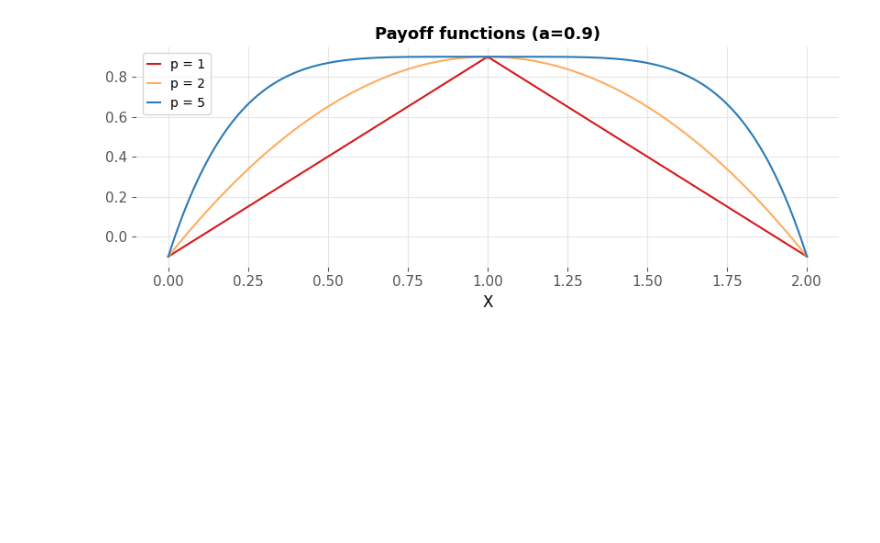
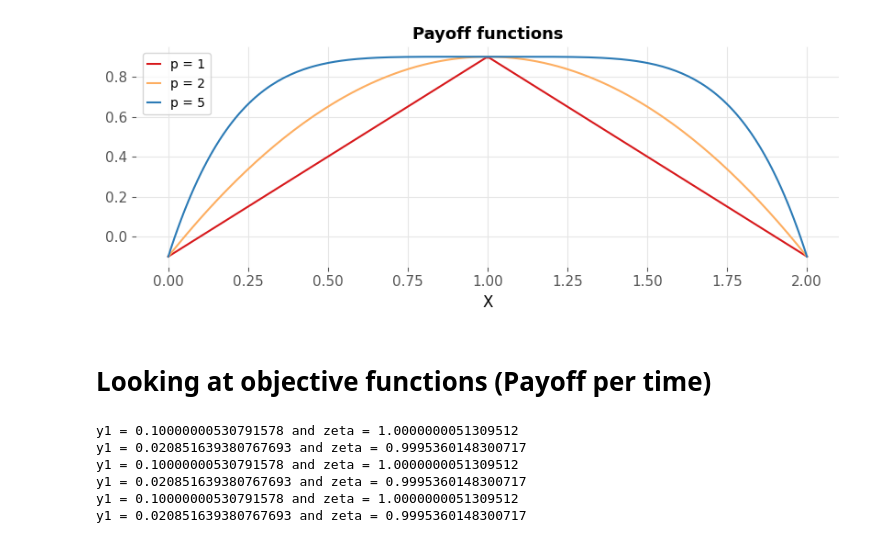
Before and after one commit to RasmusBrostroem/Data-driven-algorithms-for-Impulse-control-problem-Thesis, a Jupyter notebook: TestingPayoffFunction.ipynb, the cells around one changed output. Saved outputs shown, nothing was run; the diff lists cells and outputs as text; code cells hidden in the pictures; blank space fills up the shorter version.

```diff
--- a/TestingPayoffFunction.ipynb
+++ b/TestingPayoffFunction.ipynb
@@ -16,23 +17,54 @@ payoffs = [[g(v) for v in vals] for g in payoffFuncs]
 # %%
 colors = ['#d7191c', '#fdae61', '#2c7bb6']
 
 fig, ax = plt.subplots(1,1,figsize=(8.3, 3.4))
 #fig.set_size_inches(11.69, 8.27)
 
 for i, payoff in enumerate(payoffs):
     ax.plot(vals, payoff, label=f"p = {powers[i]}", color=colors[i])
 ax.legend(loc="upper left", handlelength=1, handleheight=0.5)
-ax.set_title("Payoff functions (a=0.9)", fontsize=13, fontweight="bold")
+ax.set_title("Payoff functions", fontsize=13, fontweight="bold")
 #ax[0].set_xlabel("X", fontsize=12)
 ax.ticklabel_format(style="plain")
 ax.tick_params(axis='both', which='major', labelsize=11)
 ax.tick_params(axis='both', which='minor', labelsize=11)
 ax.set_xlabel("X")
 
 plt.tight_layout()
 
 
-plt.savefig(r'C:\Users\razz_\OneDrive - Aarhus Universitet\UNI\DataVidenskab\10. Semester\Images\DriftAndReward\Payoffa09.pdf')
+plt.savefig(r'C:\Users\razz_\OneDrive - Aarhus Universitet\UNI\DataVidenskab\10. Semester\Images\DriftAndReward\PayoffFunction.pdf')
 plt.show()
 # %% [output]
-[figure, old version]
+[figure, new version]
+# %% [markdown]
+# Looking at objective functions (Payoff per time)
+# %%
+powers = [1, 5]
+Cs = [0.1, 0.5, 4]
+
+objFuncs = []
+
+sigmaFunc = sigma
+
+for C in Cs:
+    driftFunc = generate_linear_drift(C, 0)
+    difPros = DiffusionProcess(driftFunc, sigmaFunc)
+    for p in powers:
+        rewardFunc = generate_reward_func(p, 0.9)
+        optStrat = OptimalStrategy(difPros, rewardFunc)
+        y1, zeta = get_y1_and_zeta(g=rewardFunc)
+        print(f"y1 = {y1} and zeta = {zeta}")
+
+        y = np.linspace(0.01, 1, 100)
+        gs = rewardFunc(y)
+        xis = difPros.xi(y)
+        vals = gs/xis
+        objFuncs.append(vals)
+# %% [output]
+y1 = 0.10000000530791578 and zeta = 1.0000000051309512
+y1 = 0.020851639380767693 and zeta = 0.9995360148300717
+y1 = 0.10000000530791578 and zeta = 1.0000000051309512
+y1 = 0.020851639380767693 and zeta = 0.9995360148300717
+y1 = 0.10000000530791578 and zeta = 1.0000000051309512
+y1 = 0.020851639380767693 and zeta = 0.9995360148300717
```
Also changed, not shown: parts of 2 cells of this notebook.
